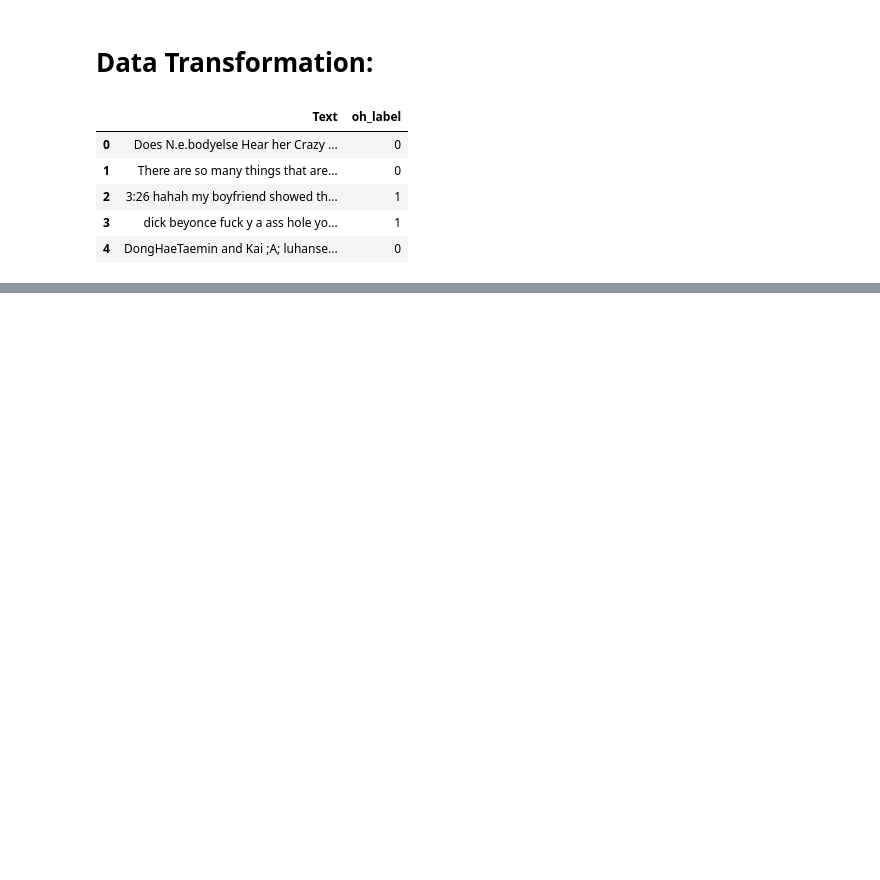
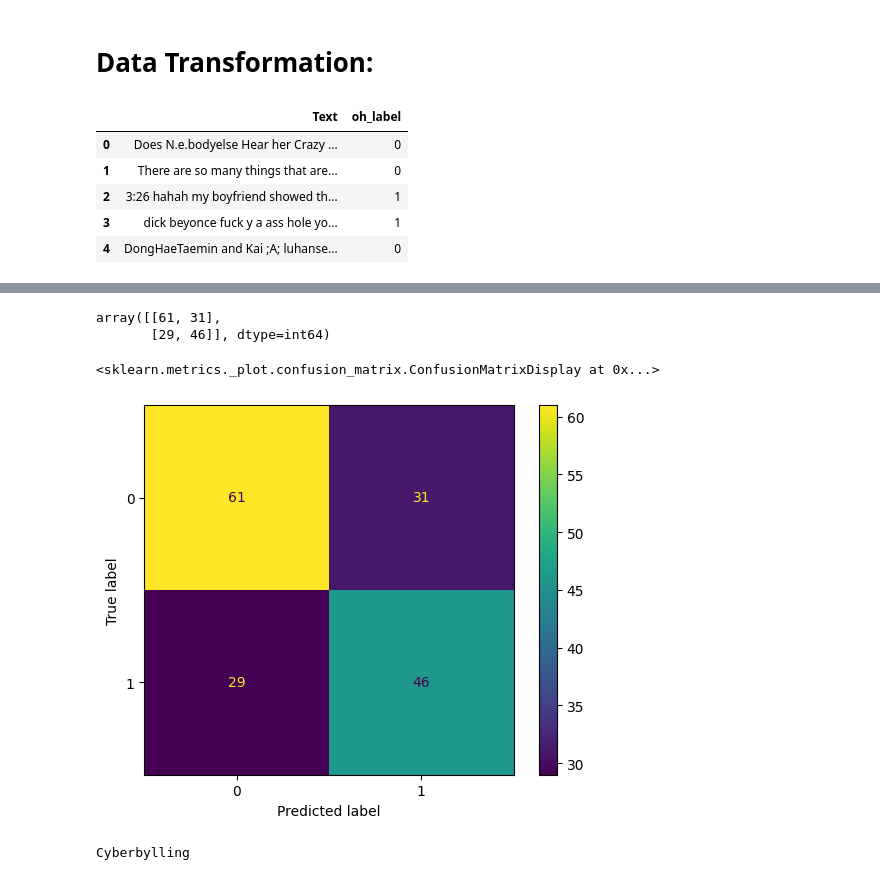
Before and after one commit to Ananthakrishnan12/cyberbylling-detection-on-social-media-youtube-, a Jupyter notebook: Notebook/cyberbylling.ipynb, the cells around one changed output, grey strips where cells are left out. Drawn from its saved outputs; the diff is of its cells as text; code cells hidden in the pictures; blank space fills up the shorter version.

```diff
--- a/Notebook/cyberbylling.ipynb
+++ b/Notebook/cyberbylling.ipynb
@@ -171,0 +243,2 @@ AttributeError: 'Series' object has no attribute 'translate'
+# %%
+X_train,X_test,y_train,y_test=train_test_split(X,y,test_size=0.20,random_state=42)
@@ -171,0 +257,6 @@ AttributeError: 'Series' object has no attribute 'translate'
+# %%
+def evaluate_models(true,predicted):
+    specifivity=precision_score(true,predicted)
+    sensitivity=recall_score(true,predicted)
+    Accuracy=accuracy_score(true,predicted)
+    return specifivity,sensitivity,Accuracy
@@ -171,0 +329,4 @@ AttributeError: 'Series' object has no attribute 'translate'
+# %%
+SVC=SVC()
+SVC.fit(X_train,y_train)
+y_pred=SVC.predict(X_test)
@@ -171,0 +344,12 @@ AttributeError: 'Series' object has no attribute 'translate'
+# %%
+cm=confusion_matrix(y_test,y_pred)
+cm
+# %% [output]
+array([[61, 31],
+       [29, 46]], dtype=int64)
+# %%
+cm_display=ConfusionMatrixDisplay(cm)
+cm_display.plot()
+# %% [output]
+<sklearn.metrics._plot.confusion_matrix.ConfusionMatrixDisplay at 0x...>
+[figure, added]
@@ -171,0 +360,7 @@ AttributeError: 'Series' object has no attribute 'translate'
+# %%
+if Result==1:
+    print("Cyberbylling")
+else:
+    print("No_bylling")
+# %% [output]
+Cyberbylling
```
Also changed, not shown: parts of 25 cells of this notebook, 2 other files.
